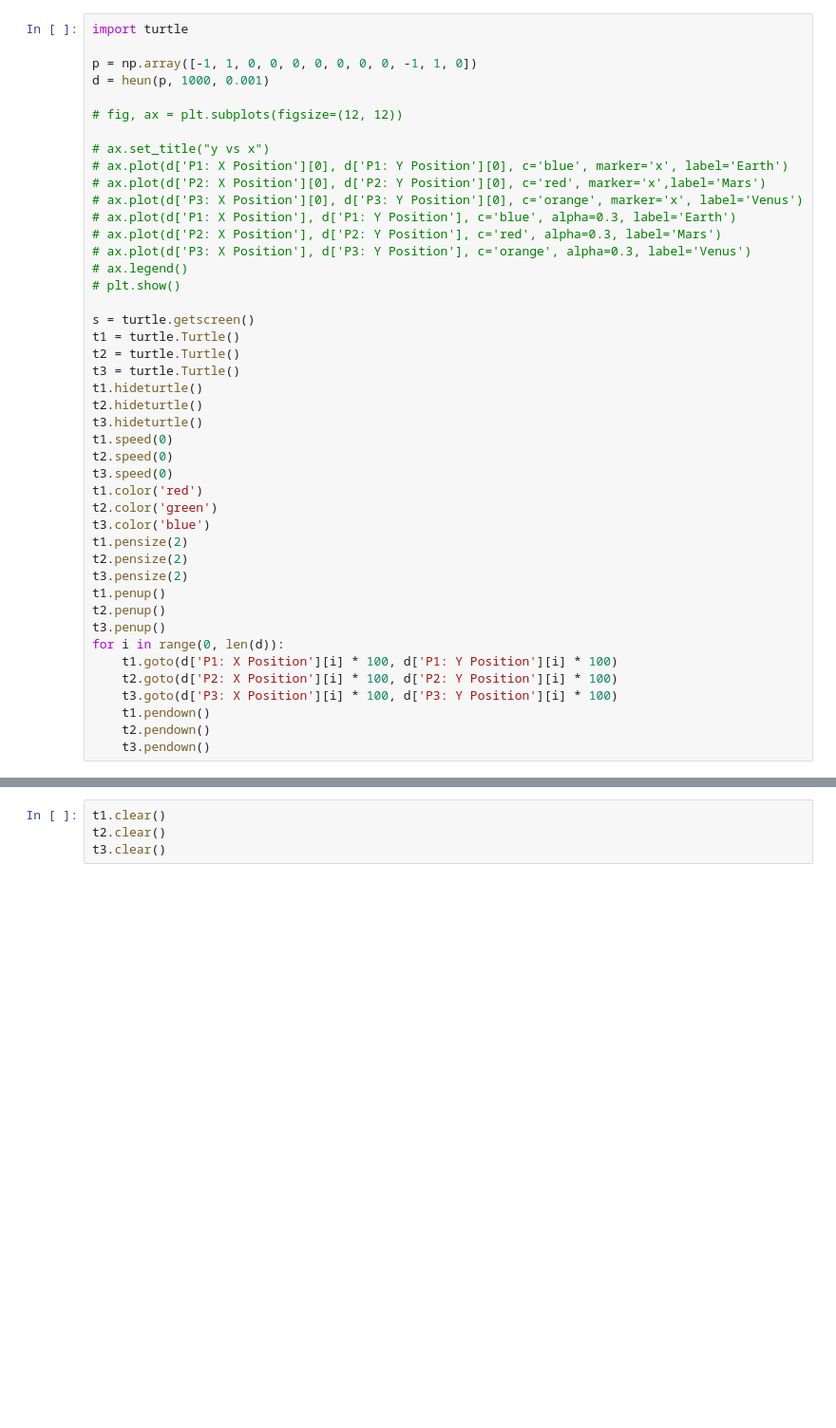
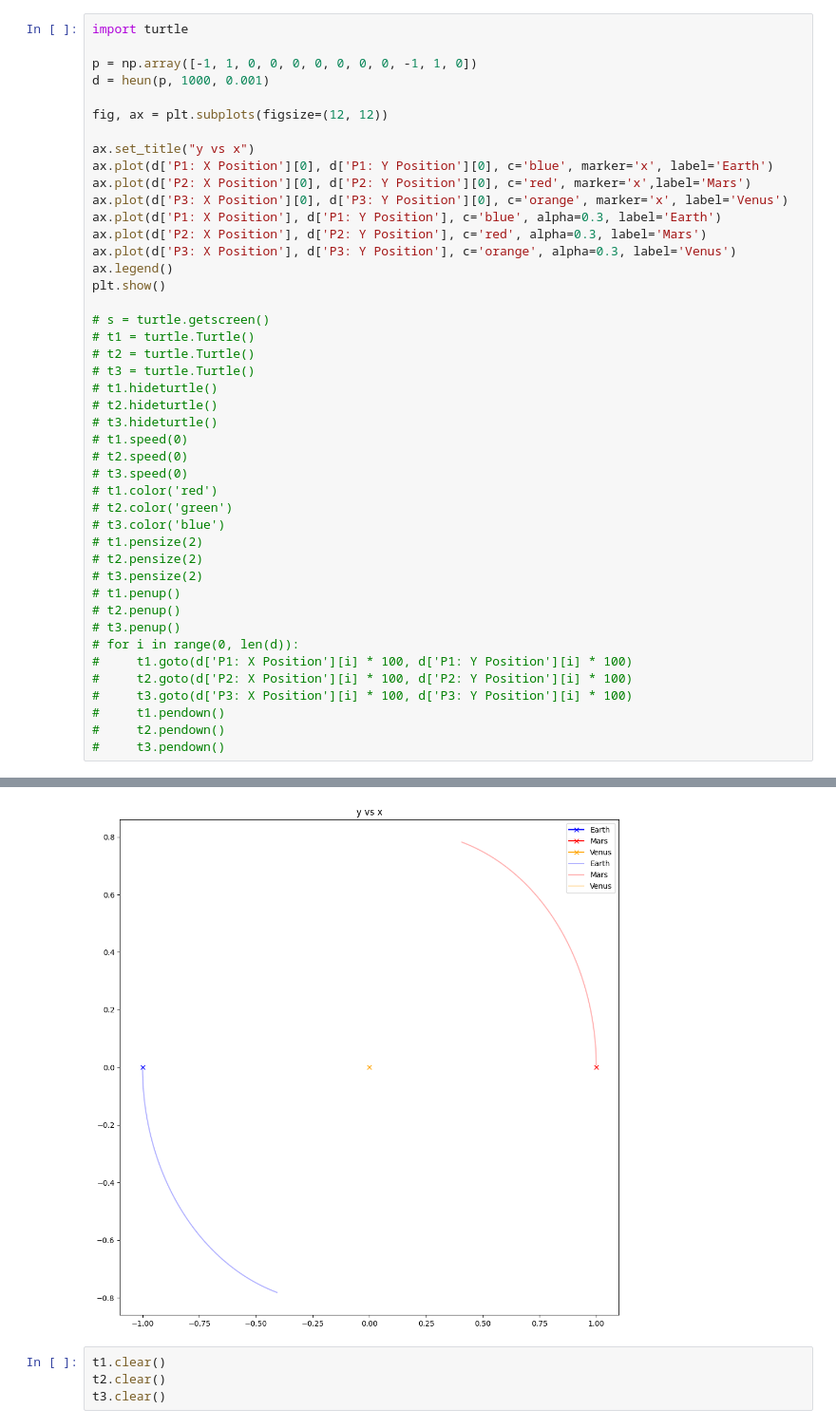
Before and after one commit to wastjohn/ThreeBodyProblemVis, a Jupyter notebook: ThreeBodyVis.ipynb, the cells around one changed output, grey strips where cells are left out. Shown at 95% size. Drawn from its saved outputs; the diff is of its cells as text; blank space fills up the shorter version.

```diff
--- a/ThreeBodyVis.ipynb
+++ b/ThreeBodyVis.ipynb
@@ -381,42 +381,42 @@ import turtle
 p = np.array([-1, 1, 0, 0, 0, 0, 0, 0, 0, -1, 1, 0])
 d = heun(p, 1000, 0.001)
 
-# fig, ax = plt.subplots(figsize=(12, 12))
+fig, ax = plt.subplots(figsize=(12, 12))
 
-# ax.set_title("y vs x")
-# ax.plot(d['P1: X Position'][0], d['P1: Y Position'][0], c='blue', marker='x', label='Earth')
-# ax.plot(d['P2: X Position'][0], d['P2: Y Position'][0], c='red', marker='x',label='Mars')
-# ax.plot(d['P3: X Position'][0], d['P3: Y Position'][0], c='orange', marker='x', label='Venus')
-# ax.plot(d['P1: X Position'], d['P1: Y Position'], c='blue', alpha=0.3, label='Earth')
-# ax.plot(d['P2: X Position'], d['P2: Y Position'], c='red', alpha=0.3, label='Mars')
-# ax.plot(d['P3: X Position'], d['P3: Y Position'], c='orange', alpha=0.3, label='Venus')
-# ax.legend()
-# plt.show()
+ax.set_title("y vs x")
+ax.plot(d['P1: X Position'][0], d['P1: Y Position'][0], c='blue', marker='x', label='Earth')
+ax.plot(d['P2: X Position'][0], d['P2: Y Position'][0], c='red', marker='x',label='Mars')
+ax.plot(d['P3: X Position'][0], d['P3: Y Position'][0], c='orange', marker='x', label='Venus')
+ax.plot(d['P1: X Position'], d['P1: Y Position'], c='blue', alpha=0.3, label='Earth')
+ax.plot(d['P2: X Position'], d['P2: Y Position'], c='red', alpha=0.3, label='Mars')
+ax.plot(d['P3: X Position'], d['P3: Y Position'], c='orange', alpha=0.3, label='Venus')
+ax.legend()
+plt.show()
 
-s = turtle.getscreen()
-t1 = turtle.Turtle()
-t2 = turtle.Turtle()
-t3 = turtle.Turtle()
-t1.hideturtle()
-t2.hideturtle()
-t3.hideturtle()
-t1.speed(0)
-t2.speed(0)
-t3.speed(0)
-t1.color('red')
-t2.color('green')
-t3.color('blue')
-t1.pensize(2)
-t2.pensize(2)
-t3.pensize(2)
-t1.penup()
-t2.penup()
-t3.penup()
-for i in range(0, len(d)):
-    t1.goto(d['P1: X Position'][i] * 100, d['P1: Y Position'][i] * 100)
-    t2.goto(d['P2: X Position'][i] * 100, d['P2: Y Position'][i] * 100)
-    t3.goto(d['P3: X Position'][i] * 100, d['P3: Y Position'][i] * 100)
-    t1.pendown()
-    t2.pendown()
-    t3.pendown()
+# s = turtle.getscreen()
+# t1 = turtle.Turtle()
+# t2 = turtle.Turtle()
+# t3 = turtle.Turtle()
+# t1.hideturtle()
+# t2.hideturtle()
+# t3.hideturtle()
+# t1.speed(0)
+# t2.speed(0)
+# t3.speed(0)
+# t1.color('red')
+# t2.color('green')
+# t3.color('blue')
+# t1.pensize(2)
+# t2.pensize(2)
+# t3.pensize(2)
+# t1.penup()
+# t2.penup()
+# t3.penup()
+# for i in range(0, len(d)):
+#     t1.goto(d['P1: X Position'][i] * 100, d['P1: Y Position'][i] * 100)
+#     t2.goto(d['P2: X Position'][i] * 100, d['P2: Y Position'][i] * 100)
+#     t3.goto(d['P3: X Position'][i] * 100, d['P3: Y Position'][i] * 100)
+#     t1.pendown()
+#     t2.pendown()
+#     t3.pendown()
 # %% [output]
@@ -424,3 +423,4 @@ TclError: invalid command name ".!canvas"
+[figure, added]
 # %%
 t1.clear()
 t2.clear()
```
Also changed, not shown: parts of 4 cells of this notebook.
